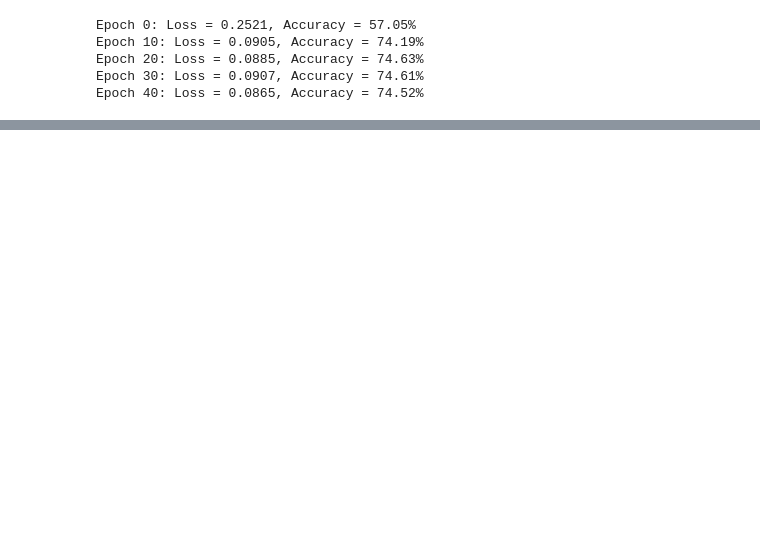
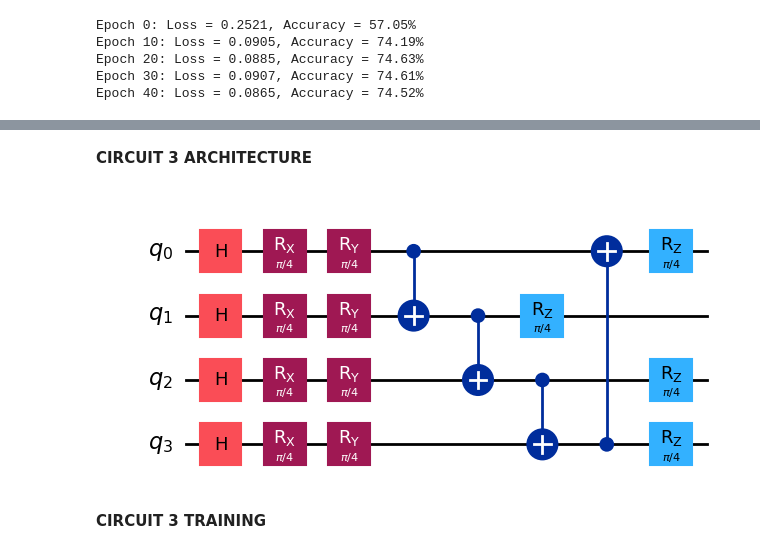
Before and after one commit to Munsh1/Quantum-LSTM, a Jupyter notebook: POS_tagging_final.ipynb, the cells around one changed output, grey strips where cells are left out. Drawn from its saved outputs; the diff is of its cells as text; code cells hidden in the pictures; blank space fills up the shorter version.

```diff
--- a/POS_tagging_final.ipynb
+++ b/POS_tagging_final.ipynb
@@ -956,25 +959,35 @@ plt.show()
+# %% [markdown]
+**CIRCUIT 3 ARCHITECTURE**
 # %%
-# Circuit 3 Visualization
+# Circuit 3: Visualization using Qiskit draw
 def visualize_circuit_3():
     n_qubits = 4
     qc = QuantumCircuit(n_qubits)
 
-    # Alternative architecture with different gate sequence
+    # Data encoding layer
     for i in range(n_qubits):
         qc.h(i)
 
-    # Ring topology entanglement
+    # Custom variational layer
+    for i in range(n_qubits):
+        qc.rx(np.pi/4, i)
+        qc.ry(np.pi/4, i)
+
+    # Entanglement layer (ring topology)
     for i in range(n_qubits):
         qc.cx(i, (i+1)%n_qubits)
 
-    # Final rotation layer
+    # Second variational layer
     for i in range(n_qubits):
-        qc.ry(0.1, i)
+        qc.rz(np.pi/4, i)
 
-    return qc.draw(output='mpl')
+    # Use Qiskit's draw method
+    return qc.draw(output='mpl')  # Use 'text' for text-based output
 
-plt.figure(figsize=(15, 5))
+# Visualize Circuit 3
 visualize_circuit_3()
-plt.title("Circuit 3 Architecture")
-plt.show()
+# %% [output]
+[figure, added]
+# %% [markdown]
+**CIRCUIT 3 TRAINING**
 # %%
```
Also changed, not shown: parts of 27 cells of this notebook.
